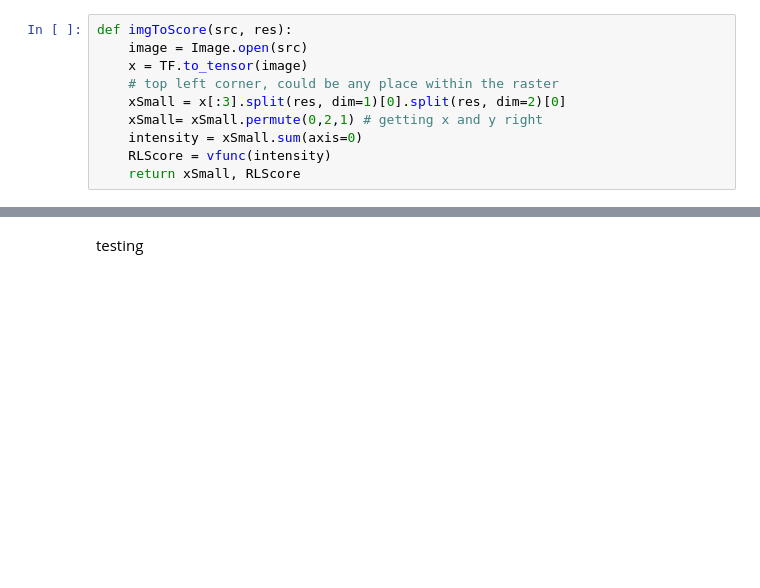
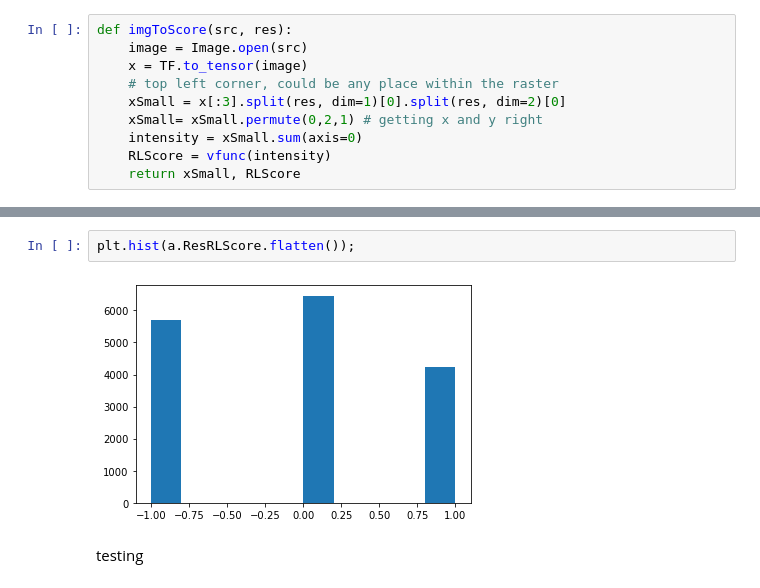
Before and after one commit to neithangurthang/SyntheticCities, a Jupyter notebook: notebooks/01 ReinforcementLearningExperiment.ipynb, the cells around one changed output, grey strips where cells are left out. Cells and saved outputs as stored; diff of their text form; blank space fills up the shorter version.

```diff
--- a/notebooks/01 ReinforcementLearningExperiment.ipynb
+++ b/notebooks/01 ReinforcementLearningExperiment.ipynb
@@ -284,3 +305,7 @@ def imgToScore(src, res):
+# %%
+plt.hist(a.ResRLScore.flatten());
+# %% [output]
+[figure, added]
 # %% [markdown]
 testing
 # %%
```
Also changed, not shown: parts of 29 cells of this notebook, 1 other file.
